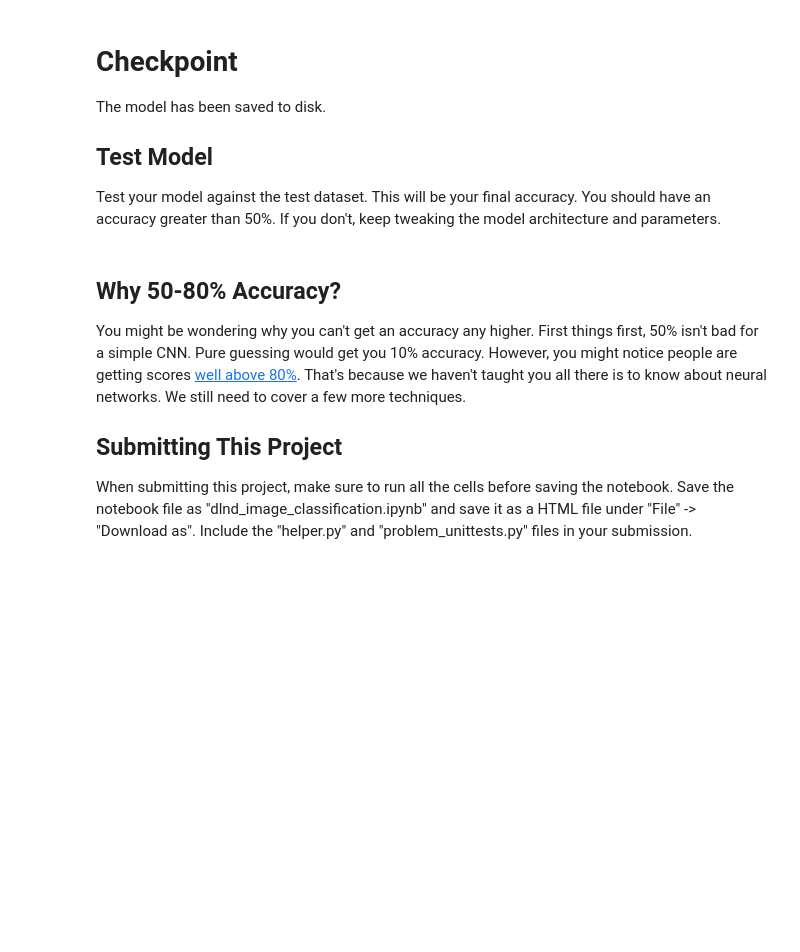
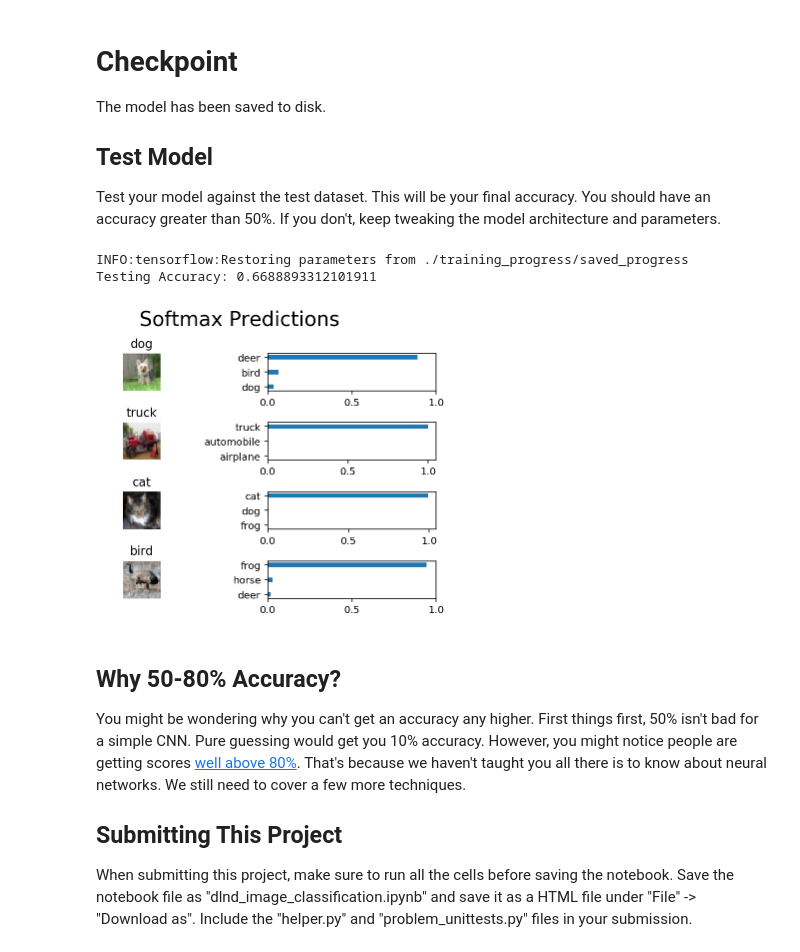
Before and after one commit to rpicatoste/dlndf-project2-image-classification, a Jupyter notebook: dlnd_image_classification.ipynb, the cells around one changed output. Cells and saved outputs as stored; diff of their text form; code cells hidden in the pictures; blank space fills up the shorter version.

```diff
--- a/dlnd_image_classification.ipynb
+++ b/dlnd_image_classification.ipynb
@@ -400,8 +483,9 @@ def train_neural_network(session, optimizer, keep_probability, feature_batch, la
     : feature_batch: Batch of Numpy image data
     : label_batch: Batch of Numpy label data
     """
-    # TODO: Implement Function
-    pass
+
+    dict_feed_train = { x: feature_batch, y: label_batch }
+    session.run(optimizer, feed_dict = dict_feed_train)
 
 
 """
@@ -421,8 +507,13 @@ def print_stats(session, feature_batch, label_batch, cost, accuracy):
     : cost: TensorFlow cost function
     : accuracy: TensorFlow accuracy function
     """
-    # TODO: Implement Function
-    pass
+    feed_dict_fwd = { x: feature_batch, y: label_batch}
+
+
+    cost = session.run(cost, feed_dict = feed_dict_fwd)
+    acc = session.run(accuracy, feed_dict = feed_dict_fwd)
+
+    print('Cost: {:05.4}, Acc: {:.1%}'.format(cost, acc) )
 # %% [markdown]
 ### Hyperparameters
 Tune the following parameters:
@@ -435,9 +526,9 @@ Tune the following parameters:
 * Set `keep_probability` to the probability of keeping a node using dropout
 # %%
 # TODO: Tune Parameters
-epochs = None
-batch_size = None
-keep_probability = None
+epochs = 10
+batch_size = 64
+keep_probability = 1.0
 # %% [markdown]
 ### Train on a Single CIFAR-10 Batch
 Instead of training the neural network on all the CIFAR-10 batches of data, let's use a single batch. This should save time while you iterate on the model to get a better accuracy.  Once the final validation accuracy is 50% or greater, run the model on all the data in the next section.
@@ -464,7 +567,7 @@ Now that you got a good accuracy with a single CIFAR-10 batch, try it with all f
 """
 DON'T MODIFY ANYTHING IN THIS CELL
 """
-save_model_path = './image_classification'
+save_model_path = './training_progress/saved_progress'
 
 print('Training...')
 with tf.Session() as sess:
@@ -508,7 +629,7 @@ try:
 except NameError:
     batch_size = 64
 
-save_model_path = './image_classification'
+save_model_path = './training_progress/saved_progress'
 n_samples = 4
 top_n_predictions = 3
 
@@ -517,7 +638,7 @@ def test_model():
     Test the saved model against the test dataset
     """
 
-    test_features, test_labels = pickle.load(open('preprocess_training.p', mode='rb'))
+    test_features, test_labels = pickle.load(open('.\cifar-10-batches-py\preprocess_training.p', mode='rb'))
     loaded_graph = tf.Graph()
 
     with tf.Session(graph=loaded_graph) as sess:
@@ -526,33 +647,37 @@ def test_model():
         loader.restore(sess, save_model_path)
 
         # Get Tensors from loaded model
         loaded_x = loaded_graph.get_tensor_by_name('x:0')
         loaded_y = loaded_graph.get_tensor_by_name('y:0')
         loaded_keep_prob = loaded_graph.get_tensor_by_name('keep_prob:0')
         loaded_logits = loaded_graph.get_tensor_by_name('logits:0')
         loaded_acc = loaded_graph.get_tensor_by_name('accuracy:0')
 
         # Get accuracy in batches for memory limitations
         test_batch_acc_total = 0
         test_batch_count = 0
 
         for train_feature_batch, train_label_batch in helper.batch_features_labels(test_features, test_labels, batch_size):
             test_batch_acc_total += sess.run(
                 loaded_acc,
                 feed_dict={loaded_x: train_feature_batch, loaded_y: train_label_batch, loaded_keep_prob: 1.0})
             test_batch_count += 1
 
         print('Testing Accuracy: {}\n'.format(test_batch_acc_total/test_batch_count))
 
         # Print Random Samples
         random_test_features, random_test_labels = tuple(zip(*random.sample(list(zip(test_features, test_labels)), n_samples)))
         random_test_predictions = sess.run(
             tf.nn.top_k(tf.nn.softmax(loaded_logits), top_n_predictions),
             feed_dict={loaded_x: random_test_features, loaded_y: random_test_labels, loaded_keep_prob: 1.0})
         helper.display_image_predictions(random_test_features, random_test_labels, random_test_predictions)
 
 
 test_model()
+# %% [output]
+INFO:tensorflow:Restoring parameters from ./training_progress/saved_progress
+Testing Accuracy: 0.6688893312101911
+[figure, added]
 # %% [markdown]
 ## Why 50-80% Accuracy?
 You might be wondering why you can't get an accuracy any higher. First things first, 50% isn't bad for a simple CNN.  Pure guessing would get you 10% accuracy. However, you might notice people are getting scores [well above 80%](http://rodrigob.github.io/are_we_there_yet/build/classification_datasets_results.html#43494641522d3130).  That's because we haven't taught you all there is to know about neural networks. We still need to cover a few more techniques.
```
Also changed, not shown: parts of 12 cells of this notebook, 3 other files.
